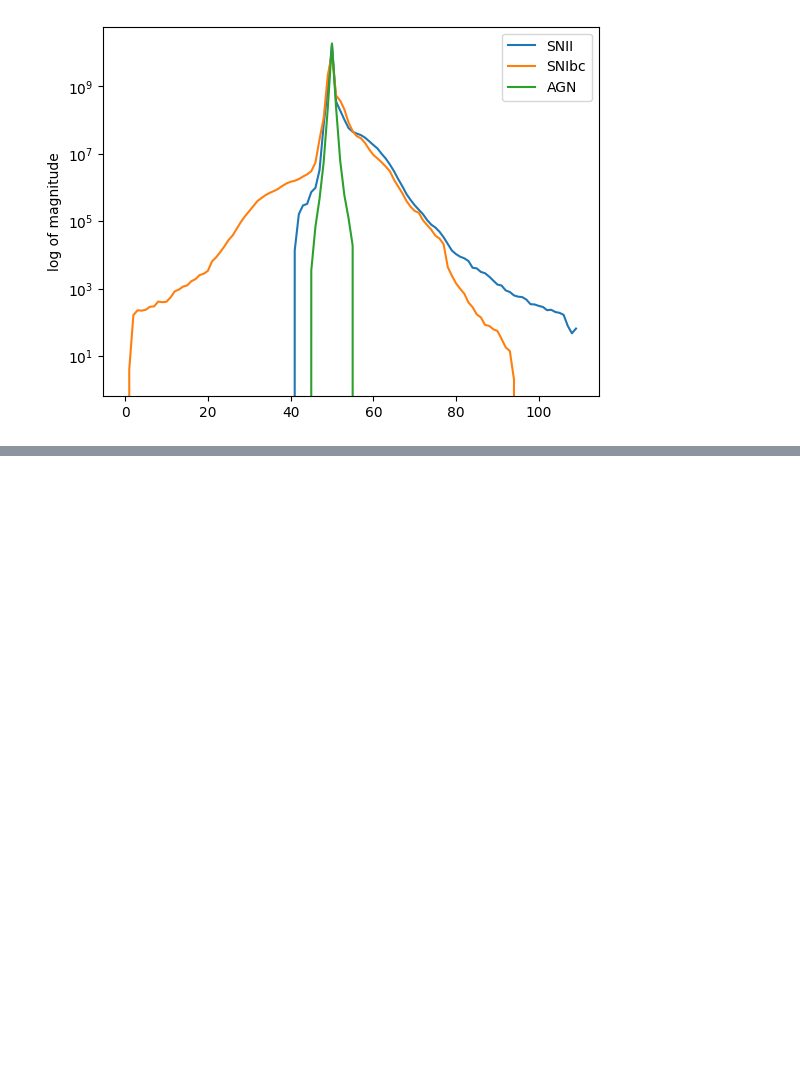
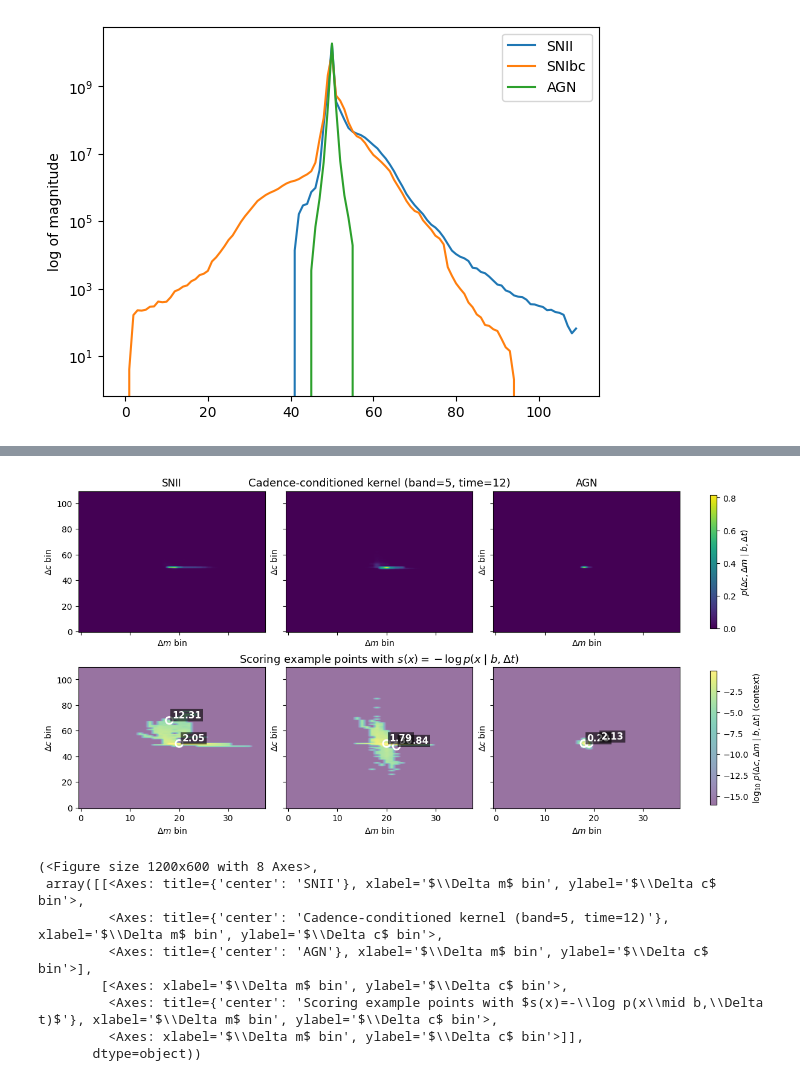
Before and after one commit to Rachel-0420/Cross-Entropy-Fast-Transient, a Jupyter notebook: cross_entropy_btw_supernovae.ipynb, the cells around one changed output, grey strips where cells are left out. Saved outputs shown, nothing was run; the diff lists cells and outputs as text; code cells hidden in the pictures; blank space fills up the shorter version.

```diff
--- a/cross_entropy_btw_supernovae.ipynb
+++ b/cross_entropy_btw_supernovae.ipynb
@@ -740,0 +596,20 @@ plt.show()
+# %%
+b, t = 5, 12
+
+example_points = {
+    "SNII":  [(20, 50), (18, 68)],
+    "SNIbc": [(22, 48), (20, 50)],
+    "AGN":   [(18, 50), (19, 50)],
+}
+
+plot_M1_M2_publication(datasets, b, t, example_points_by_class=example_points)
+# %% [output]
+[figure, added]
+(<Figure size 1200x600 with 8 Axes>,
+ array([[<Axes: title={'center': 'SNII'}, xlabel='$\\Delta m$ bin', ylabel='$\\Delta c$ bin'>,
+         <Axes: title={'center': 'Cadence-conditioned kernel (band=5, time=12)'}, xlabel='$\\Delta m$ bin', ylabel='$\\Delta c$ bin'>,
+         <Axes: title={'center': 'AGN'}, xlabel='$\\Delta m$ bin', ylabel='$\\Delta c$ bin'>],
+        [<Axes: xlabel='$\\Delta m$ bin', ylabel='$\\Delta c$ bin'>,
+         <Axes: title={'center': 'Scoring example points with $s(x)=-\\log p(x\\mid b,\\Delta t)$'}, xlabel='$\\Delta m$ bin', ylabel='$\\Delta c$ bin'>,
+         <Axes: xlabel='$\\Delta m$ bin', ylabel='$\\Delta c$ bin'>]],
+       dtype=object))
```
Also changed, not shown: parts of 40 cells of this notebook, 1 other file.
